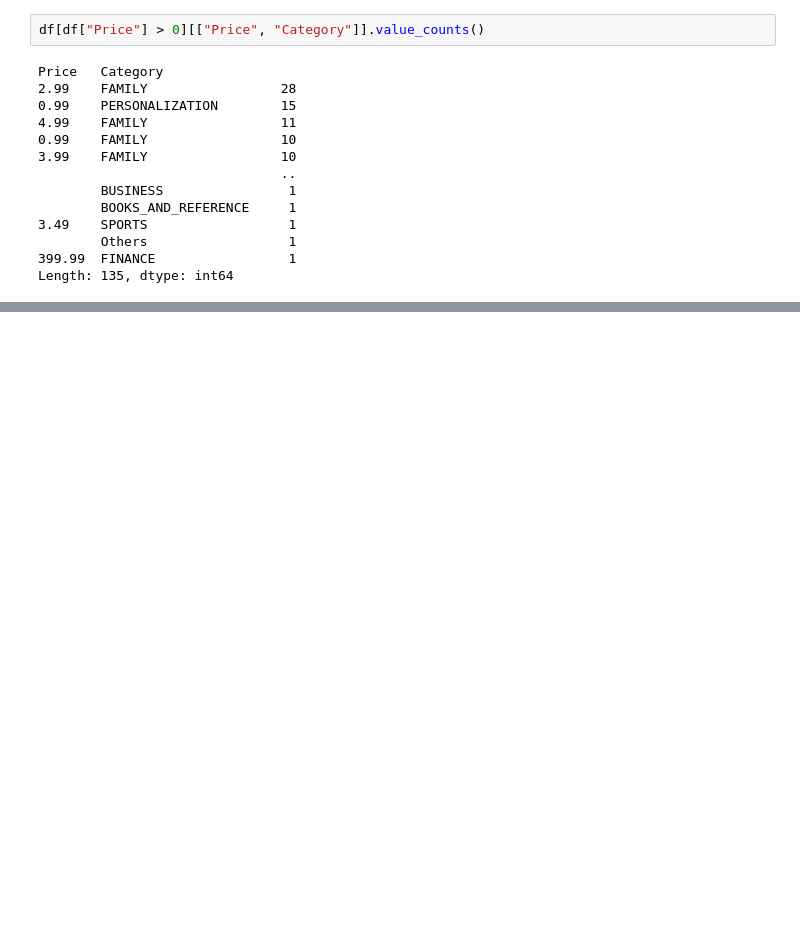
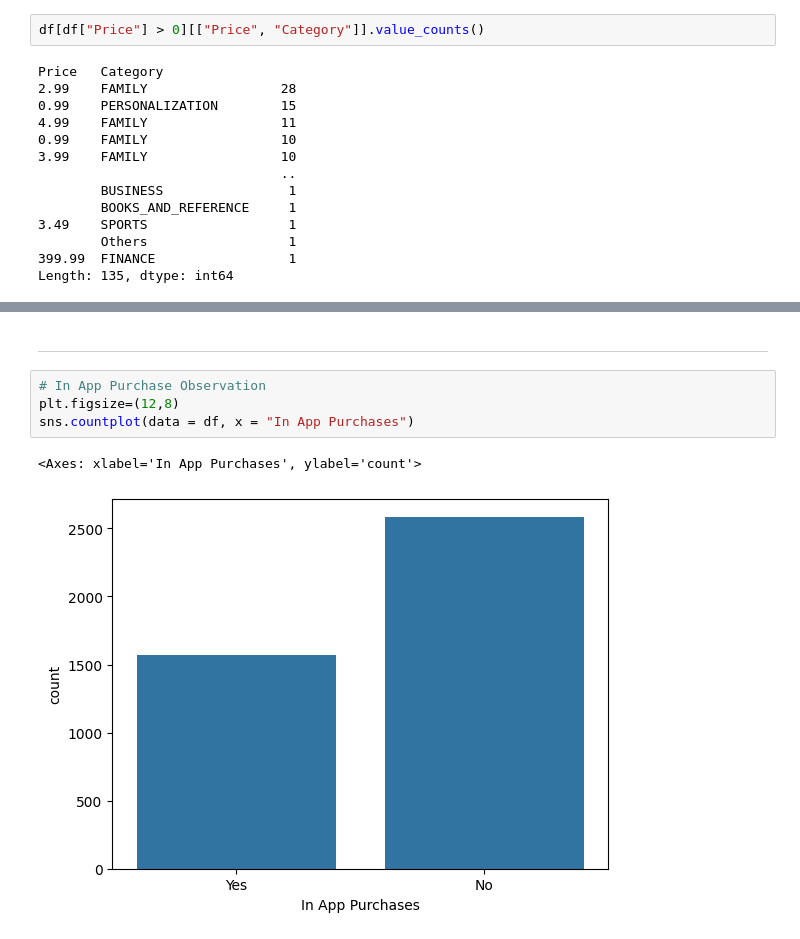
Before and after one commit to HunterKane/University-of-Texas-AI-ML-Projects-, a Jupyter notebook: Practice 1 Google Play Store Case Study - EDA Analysis/Google_Play_Store_Case_Study.ipynb, the cells around one changed output, grey strips where cells are left out. Cells and saved outputs as stored; diff of their text form; blank space fills up the shorter version.

```diff
--- a/Practice 1 Google Play Store Case Study - EDA Analysis/Google_Play_Store_Case_Study.ipynb
+++ b/Practice 1 Google Play Store Case Study - EDA Analysis/Google_Play_Store_Case_Study.ipynb
@@ -389,0 +411,9 @@ Length: 135, dtype: int64
+# %% [markdown]
+------------------------------------------------------------
+# %%
+# In App Purchase Observation
+plt.figsize=(12,8)
+sns.countplot(data = df, x = "In App Purchases")
+# %% [output]
+<Axes: xlabel='In App Purchases', ylabel='count'>
+[figure, added]
```
Also changed, not shown: parts of 20 cells of this notebook.
